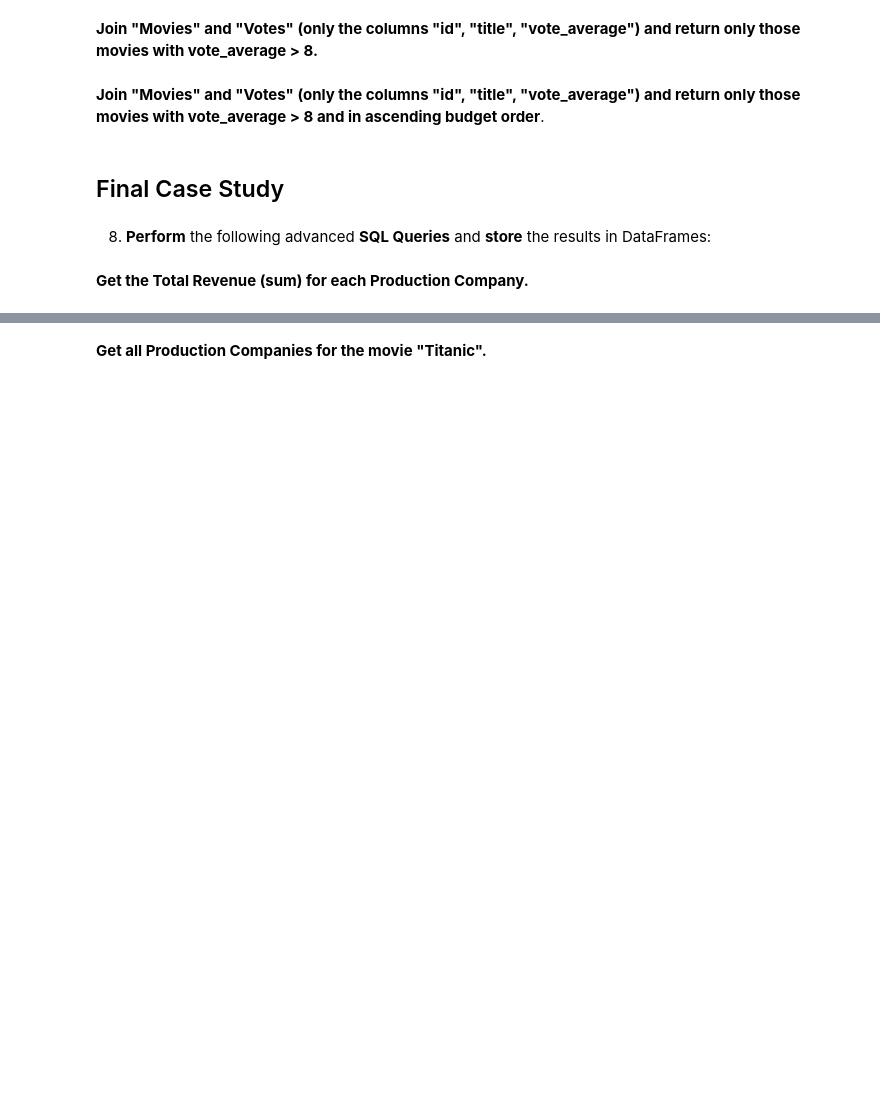
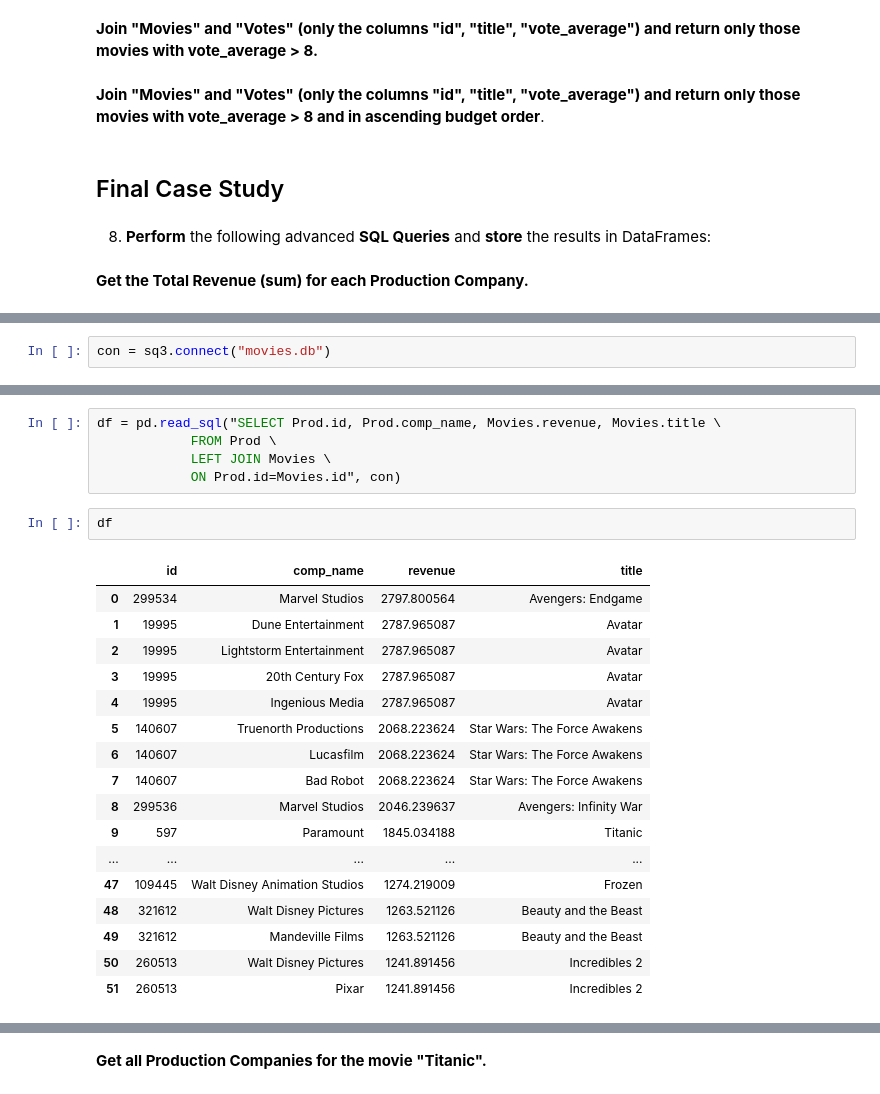
Before and after one commit to michaelwestblade/python-data-science, a Jupyter notebook: Project_05_Materials/Project_05_ProjectBrief_blank.ipynb, the cells around one changed output, grey strips where cells are left out. Drawn from its saved outputs; the diff is of its cells as text; blank space fills up the shorter version.

```diff
--- a/Project_05_Materials/Project_05_ProjectBrief_blank.ipynb
+++ b/Project_05_Materials/Project_05_ProjectBrief_blank.ipynb
@@ -290,0 +402,2 @@ __Get the Total Revenue (sum) for each Production Company.__
+# %%
+con = sq3.connect("movies.db")
@@ -290,0 +424,25 @@ __Get the Total Revenue (sum) for each Production Company.__
+# %%
+df = pd.read_sql("SELECT Prod.id, Prod.comp_name, Movies.revenue, Movies.title \
+            FROM Prod \
+            LEFT JOIN Movies \
+            ON Prod.id=Movies.id", con)
+# %%
+df
+# %% [output]
+|  | id | comp_name | revenue | title |
+| 0 | 299534 | Marvel Studios | 2797.800564 | Avengers: Endgame |
+| 1 | 19995 | Dune Entertainment | 2787.965087 | Avatar |
+| 2 | 19995 | Lightstorm Entertainment | 2787.965087 | Avatar |
+| 3 | 19995 | 20th Century Fox | 2787.965087 | Avatar |
+| 4 | 19995 | Ingenious Media | 2787.965087 | Avatar |
+| 5 | 140607 | Truenorth Productions | 2068.223624 | Star Wars: The Force Awakens |
+| 6 | 140607 | Lucasfilm | 2068.223624 | Star Wars: The Force Awakens |
+| 7 | 140607 | Bad Robot | 2068.223624 | Star Wars: The Force Awakens |
+| 8 | 299536 | Marvel Studios | 2046.239637 | Avengers: Infinity War |
+| 9 | 597 | Paramount | 1845.034188 | Titanic |
+| ... | ... | ... | ... | ... |
+| 47 | 109445 | Walt Disney Animation Studios | 1274.219009 | Frozen |
+| 48 | 321612 | Walt Disney Pictures | 1263.521126 | Beauty and the Beast |
+| 49 | 321612 | Mandeville Films | 1263.521126 | Beauty and the Beast |
+| 50 | 260513 | Walt Disney Pictures | 1241.891456 | Incredibles 2 |
+| 51 | 260513 | Pixar | 1241.891456 | Incredibles 2 |
```
Also changed, not shown: parts of 18 cells of this notebook.
